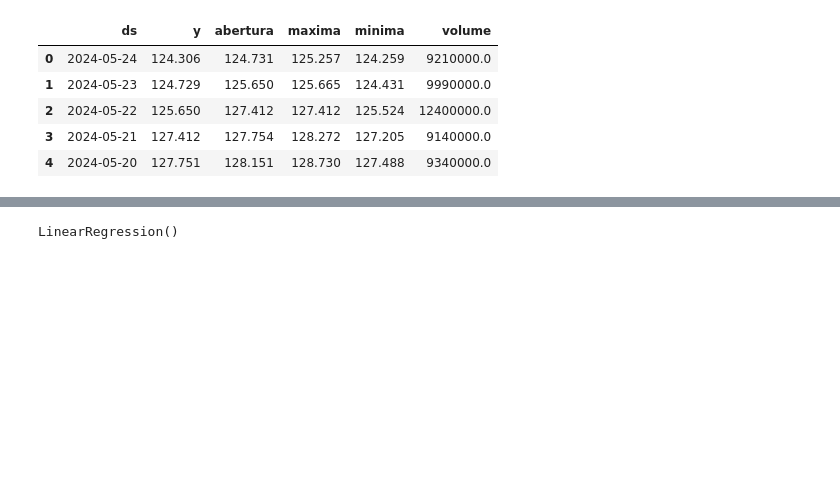
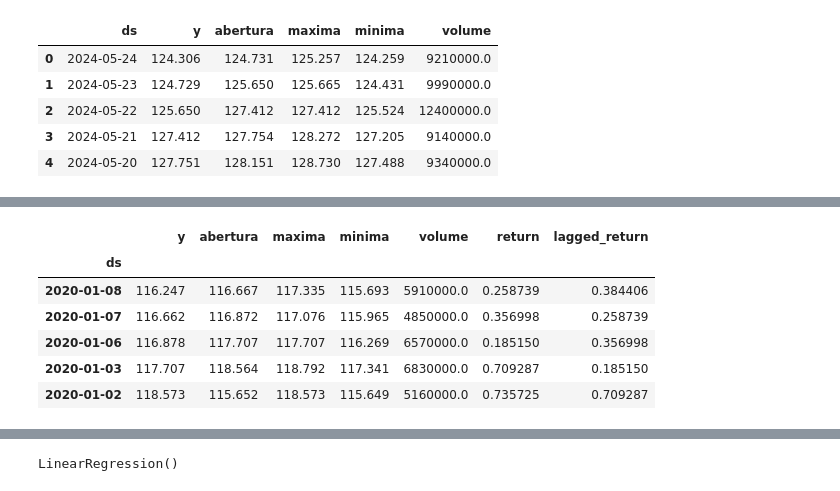
Before and after one commit to Rogeriom49/4DTAT, a Jupyter notebook: techChallange2/3LINEARREGRESSION.ipynb, the cells around one changed output, grey strips where cells are left out. Cells and saved outputs as stored; diff of their text form; code cells hidden in the pictures; blank space fills up the shorter version.

```diff
--- a/techChallange2/3LINEARREGRESSION.ipynb
+++ b/techChallange2/3LINEARREGRESSION.ipynb
@@ -86,0 +87,6 @@ x_train, x_test, y_train, y_test = train_test_split(x,y,test_size=0.8)
+# %%
+df_data = df_new.copy()
+# %%
+df_data.set_index('ds',inplace=True)
+# %%
+df_data['return'] = (df_data['y'].pct_change() * 100)
@@ -86,0 +104,12 @@ x_train, x_test, y_train, y_test = train_test_split(x,y,test_size=0.8)
+# %%
+df_data['lagged_return'] = df_data["return"].shift()
+cad_jpy_df = df_data.dropna()
+cad_jpy_df.tail()
+# %% [output]
+|  | y | abertura | maxima | minima | volume | return | lagged_return |
+| ds |  |  |  |  |  |  |  |
+| 2020-01-08 | 116.247 | 116.667 | 117.335 | 115.693 | 5910000.0 | 0.258739 | 0.384406 |
+| 2020-01-07 | 116.662 | 116.872 | 117.076 | 115.965 | 4850000.0 | 0.356998 | 0.258739 |
+| 2020-01-06 | 116.878 | 117.707 | 117.707 | 116.269 | 6570000.0 | 0.185150 | 0.356998 |
+| 2020-01-03 | 117.707 | 118.564 | 118.792 | 117.341 | 6830000.0 | 0.709287 | 0.185150 |
+| 2020-01-02 | 118.573 | 115.652 | 118.573 | 115.649 | 5160000.0 | 0.735725 | 0.709287 |
```
Also changed, not shown: parts of 22 cells of this notebook.
